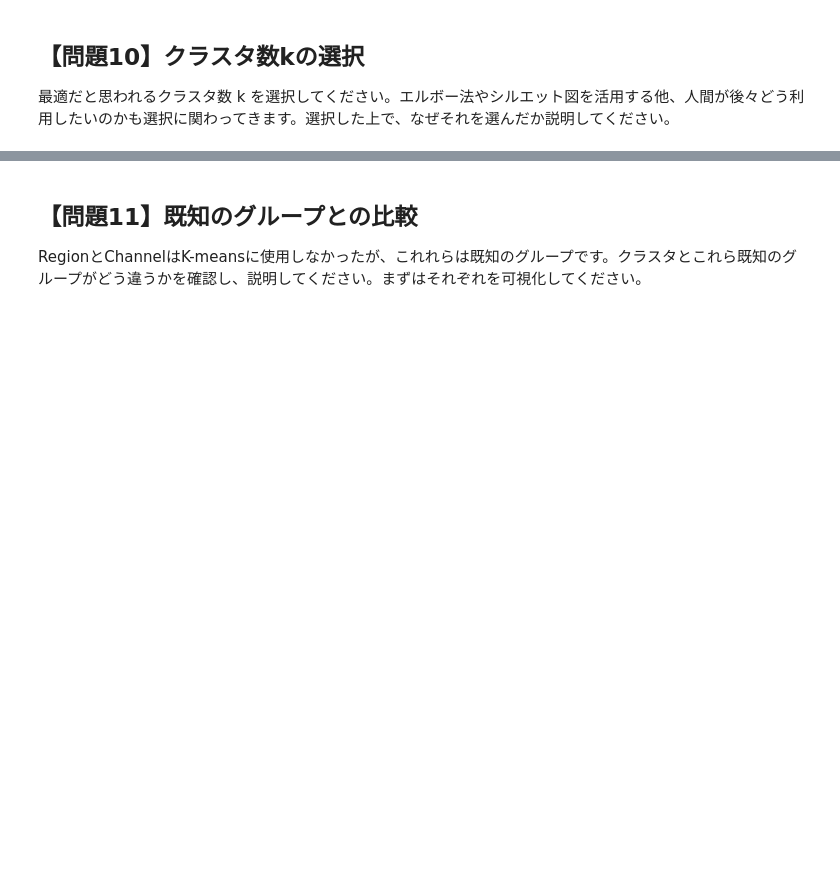
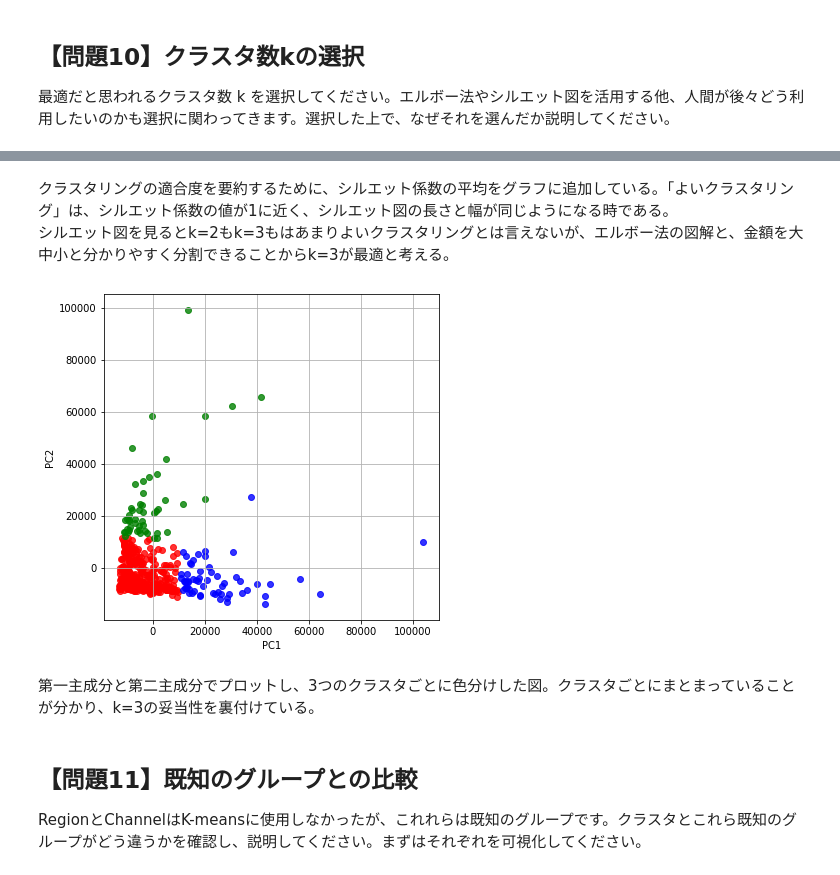
Before and after one commit to kei611/diveintocode-ml, a Jupyter notebook: Sprint7/Sprint 機械学習スクラッチ クラスタリング.ipynb, the cells around one changed output, grey strips where cells are left out. Drawn from its saved outputs; the diff is of its cells as text; code cells hidden in the pictures; blank space fills up the shorter version.

```diff
--- a/Sprint7/Sprint 機械学習スクラッチ クラスタリング.ipynb
+++ b/Sprint7/Sprint 機械学習スクラッチ クラスタリング.ipynb
@@ -611,3 +708,21 @@ k
+# %% [markdown]
+クラスタリングの適合度を要約するために、シルエット係数の平均をグラフに追加している。「よいクラスタリング」は、シルエット係数の値が1に近く、シルエット図の長さと幅が同じようになる時である。
+シルエット図を見るとk=2もk=3もはあまりよいクラスタリングとは言えないが、エルボー法の図解と、金額を大中小と分かりやすく分割できることからk=3が最適と考える。
+# %%
+# 第一主成分と第二主成分でプロットする
+plt.figure(figsize=(6, 6))
+plt.scatter(data_pca[y_km==0, 0], data_pca[y_km==0, 1], alpha=0.8, c='red')
+plt.scatter(data_pca[y_km==1, 0], data_pca[y_km==1, 1], alpha=0.8, c='blue')
+plt.scatter(data_pca[y_km==2, 0], data_pca[y_km==2, 1], alpha=0.8, c='green')
+
+plt.grid()
+plt.xlabel("PC1")
+plt.ylabel("PC2")
+plt.show()
+# %% [output]
+[figure, added]
+# %% [markdown]
+第一主成分と第二主成分でプロットし、3つのクラスタごとに色分けした図。クラスタごとにまとまっていることが分かり、k=3の妥当性を裏付けている。
 # %% [markdown]
 ## 【問題11】既知のグループとの比較
 RegionとChannelはK-meansに使用しなかったが、これれらは既知のグループです。クラスタとこれら既知のグループがどう違うかを確認し、説明してください。まずはそれぞれを可視化してください。
```
Also changed, not shown: parts of 26 cells of this notebook.
